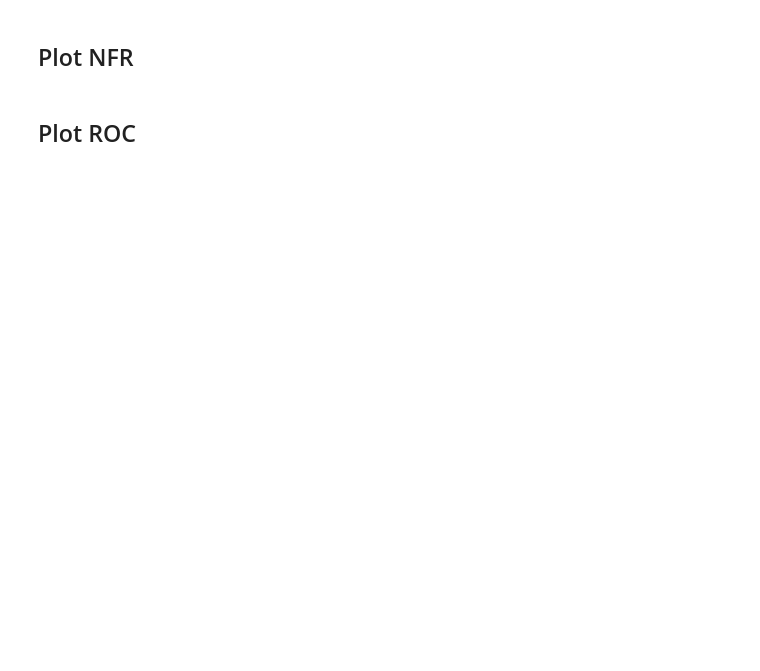
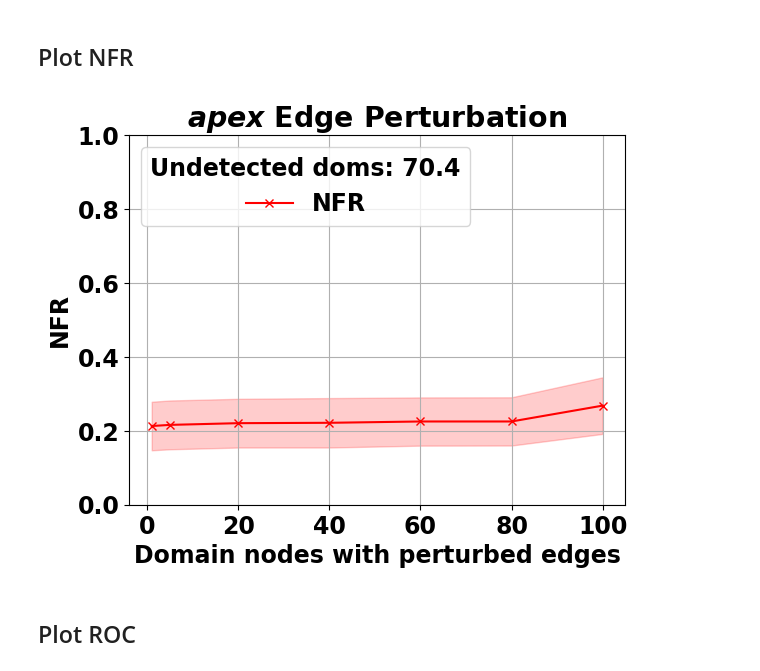
Before and after one commit to SucharithaPulamolu/mintA, a Jupyter notebook: DEMO_adj_2_created_DOMs_test.ipynb, the cells around one changed output. Drawn from its saved outputs; the diff is of its cells as text; code cells hidden in the pictures; blank space fills up the shorter version.

```diff
--- a/DEMO_adj_2_created_DOMs_test.ipynb
+++ b/DEMO_adj_2_created_DOMs_test.ipynb
@@ -709,19 +709,22 @@ IndexError: too many indices for array: array is 2-dimensional, but 3 were index
 # %%
 plt.figure(facecolor='white')
 plt.title("$\it{apex}$ Edge Perturbation")
 plt.xlabel("Domain nodes with perturbed edges", weight='bold')
 plt.ylabel("NFR", weight='bold')
-m3, l3, u3=confid_measures(arr1[:,3,:], 100)
+m3, l3, u3=confid_measures(res_arr[:,3,:], 100)
 plt.plot(val_nodes, m3,'-xr', label=("NFR"))
 plt.fill_between(num_change_arr, l3, u3, color='red', alpha=0.2)
+plt.ylim(0, 1)
 legend_text = 'Undetected doms: %.1f' % (70.43)
 plt.legend(loc='upper left', fontsize="11",prop=dict(weight='bold'),title=legend_text)
 plt.grid()
 name='RESULTS_adj_2_created_doms/asr_plot3_'+ str(Num)+'_trials_ras.png'
 plt.savefig(name, dpi=150, bbox_inches = 'tight')
 name='RESULTS_adj_2_created_doms/asr_plot3_'+ str(Num)+'_trials_ras.pdf'
 plt.savefig(name, dpi=150, bbox_inches = 'tight')
 plt.show()
+# %% [output]
+[figure, added]
 # %% [markdown]
 ## Plot ROC
 # %%
```
Also changed, not shown: parts of 2 cells of this notebook.
